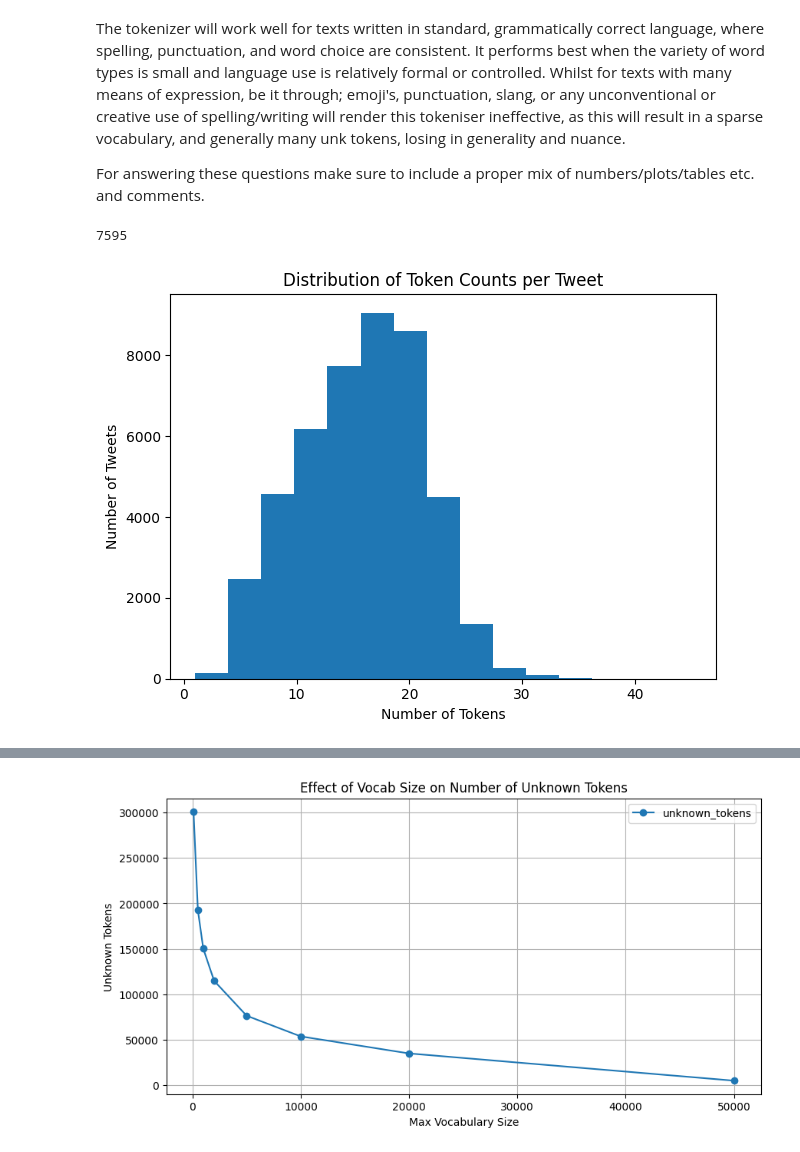
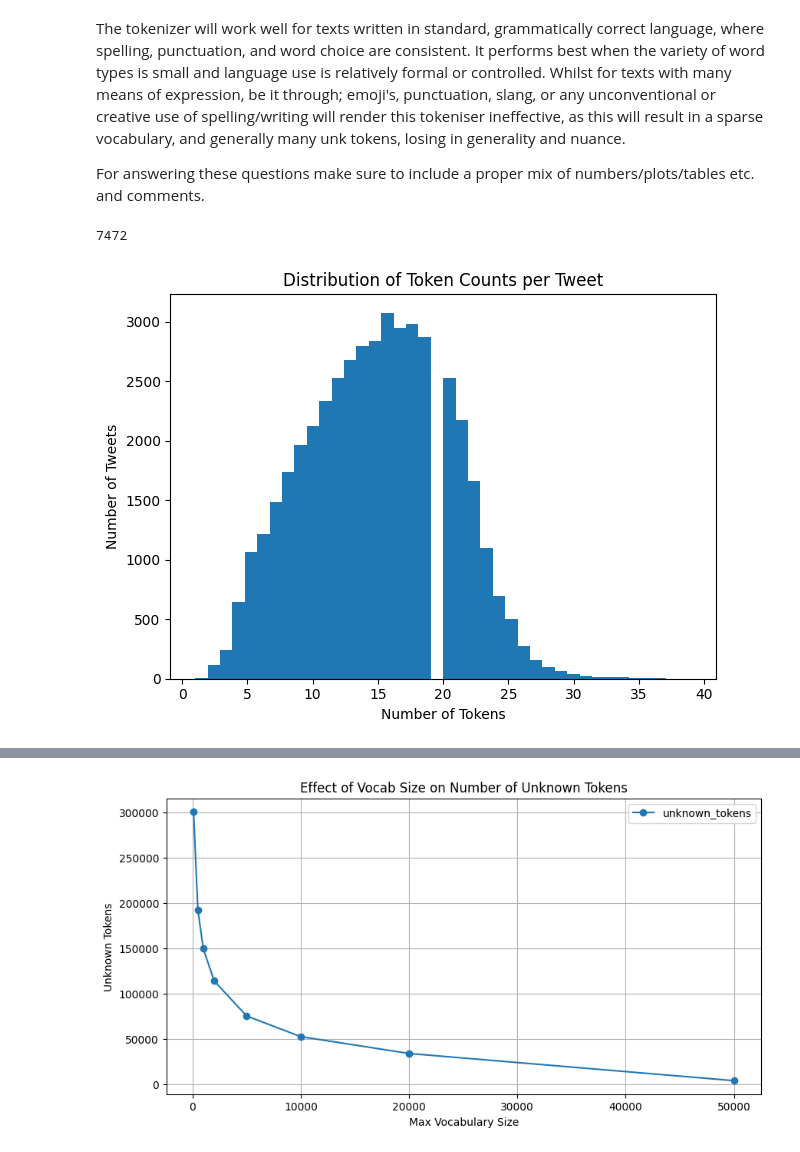
Before and after one commit to MaksiuMilcarz/NLP_Labs, a Jupyter notebook: lab1/lab1_empty_mario.ipynb, the cells around one changed output, grey strips where cells are left out. Drawn from its saved outputs; the diff is of its cells as text; code cells hidden in the pictures.

```diff
--- a/lab1/lab1_empty_mario.ipynb
+++ b/lab1/lab1_empty_mario.ipynb
@@ -364,11 +364,14 @@ def clean(example):
 
     ### YOUR CODE HERE
 
-    # 1. Remove comma between numbers (e.g., 15,000 -> 15000)
+    # 1. Remove comma between numbers (e.g., 15,000 -> 15000) -required
     text = re.sub(r'(?<=\d),(?=\d)', '', text)
 
-    # 2 Remove - for words or objects that should be treated as a single unit
-    text = re.sub(r'\-', '' , text)
+    # # Remove - for words or objects that should be treated as a single unit - optional
+    # text = re.sub(r'\-', '' , text)
+
+    # 2. remove repeated letters or punctuation to at most 2 (not numbers) to reduce variability
+    text = re.sub(r'([^0-9])\1{2,}', r'\1\1', text)
 
     # 3. Replace contractions (a bit extensive i count these contractions as one and also i probably missed a couple)
     text = text.replace("’", "'").replace("‘", "'").replace("“", '"').replace("”", '"')
@@ -379,26 +382,28 @@ def clean(example):
     text = re.sub(r"\'ve\b", " have", text, flags=re.IGNORECASE)
     text = re.sub(r"\'ll\b", " will", text, flags=re.IGNORECASE)
     text = re.sub(r"\'d\b", " would", text, flags=re.IGNORECASE)
+    text = re.sub(r"can\'t\b", "can not", text, flags=re.IGNORECASE)
+    text = re.sub(r"won\'t\b", "will not", text, flags=re.IGNORECASE)
     text = re.sub(r"n\'t\b", " not", text, flags=re.IGNORECASE)
     text = re.sub(r"shan\'t\b", "shall not", text, flags=re.IGNORECASE)
-    text = re.sub(r"can\'t\b", "can not", text, flags=re.IGNORECASE)
-    text = re.sub(r"won\'t\b", "will not", text, flags=re.IGNORECASE)
     text = re.sub(r"\by\'all\b", "you all", text, flags=re.IGNORECASE)
 
+    # Unicode blabla to get rid weird spacing caused by emojis (for granted)
+    text = re.sub(r'\ufe0f', '', text)
 
-    # 4. Normalize repeated punctuation (e.g., "!!!" → "!!!", "...." → "...")
-    text = re.sub(r'([^\w\s])\1{2,}', r'\1\1\1', text)
+    # 4. removing @user since it is very frequent and not very insightful
+    text = re.sub(r'@\w+', '', text)
 
-    # 5. Space out punctuation
+    # 5. Space out punctuation -required
     text = re.sub(r'([^\w\s])', r' \1 ', text)
 
-    # 6. Reduce repeated letters (e.g., "heelllooo" → "hello")
-    text = re.sub(r'(.)\1{2,}', r'\1\1', text)
+    # # Reduce repeated letters (e.g., "heelllooo" → "hello") -optional
+    # text = re.sub(r'(.)\1{2,}', r'\1', text)
 
     # 7. Lowercase the text
     text = text.lower()
 
-    # 8. Clean up extra whitespace (especially after spacing punctuation)
+    # 8. Clean up extra whitespace (especially after spacing punctuation) -required
     text = re.sub(r'\s+', ' ', text).strip()
 
     example['clean'] = text
@@ -668,19 +697,19 @@ for tweet in tweet_ds['validation']:
 
 print(count)
 # %% [output]
-7595
+7472
 # %%
 
 tokens_per_tweet = [len(tweet['tokens']) for tweet in tweet_ds['train']]
 
-plt.hist(tokens_per_tweet, bins=15)
+plt.hist(tokens_per_tweet, bins=40)
 plt.title("Distribution of Token Counts per Tweet")
 plt.xlabel("Number of Tokens")
 plt.ylabel("Number of Tweets")
 plt.tight_layout()
 plt.show()
 # %% [output]
-[figure, old version]
+[figure, new version]
 # %%
 from statistics import mean
 
```
Also changed, not shown: parts of 22 cells of this notebook.
